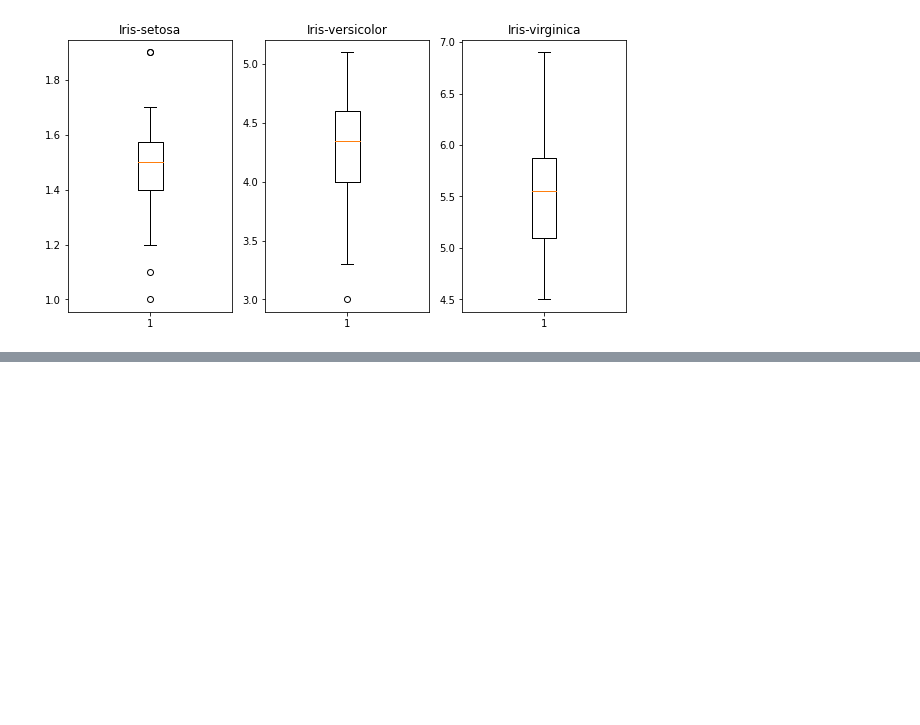
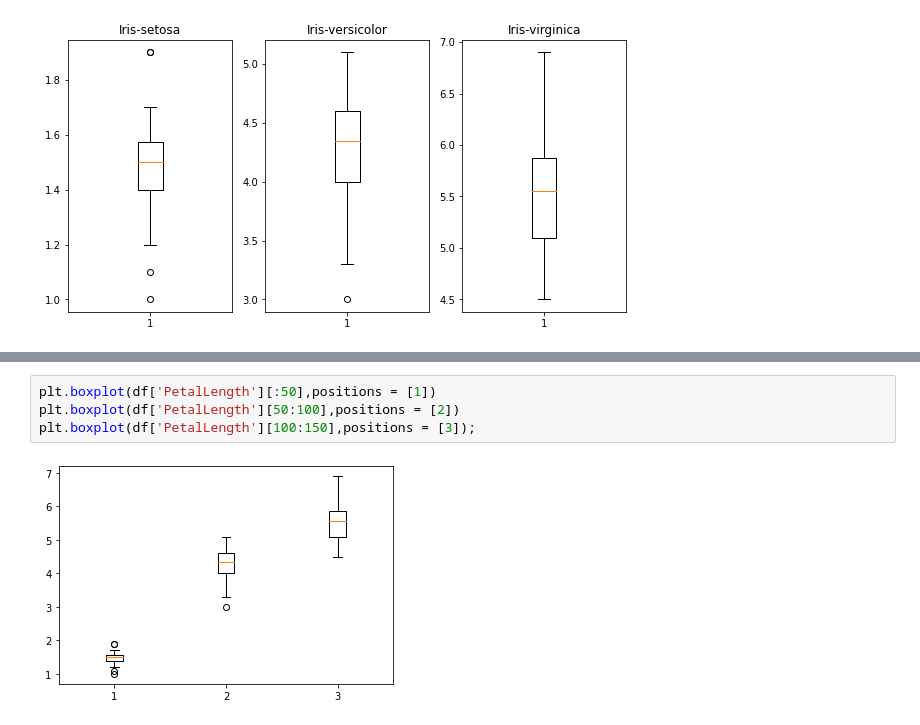
Before and after one commit to siwakornnn/data_viz_2022, a Jupyter notebook: DataViz02_Data_Distribution.ipynb, the cells around one changed output, grey strips where cells are left out. Drawn from its saved outputs; the diff is of its cells as text; blank space fills up the shorter version.

```diff
--- a/DataViz02_Data_Distribution.ipynb
+++ b/DataViz02_Data_Distribution.ipynb
@@ -316,0 +348,6 @@ plt.title('Iris-virginica');  ## สร้างชื่อกราฟบอ
+# %%
+plt.boxplot(df['PetalLength'][:50],positions = [1])
+plt.boxplot(df['PetalLength'][50:100],positions = [2])
+plt.boxplot(df['PetalLength'][100:150],positions = [3]);
+# %% [output]
+[figure, added]
```
Also changed, not shown: parts of 11 cells of this notebook.
